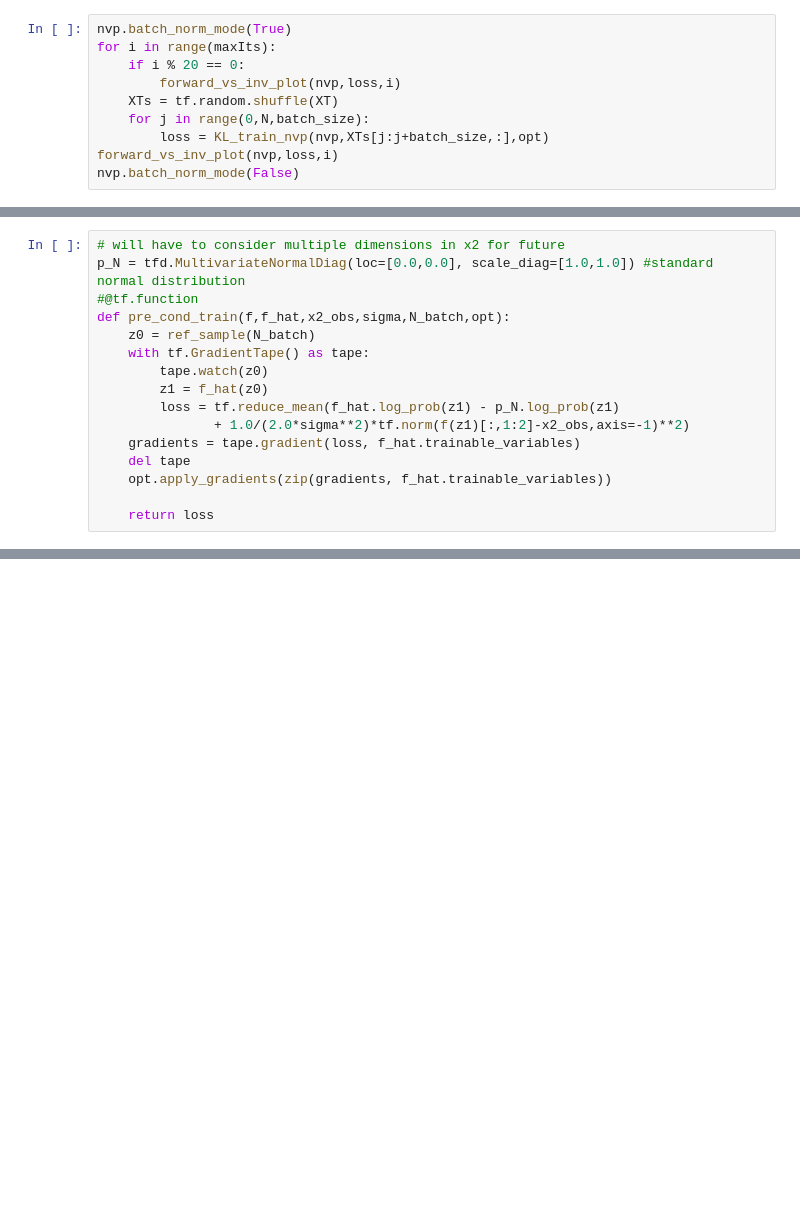
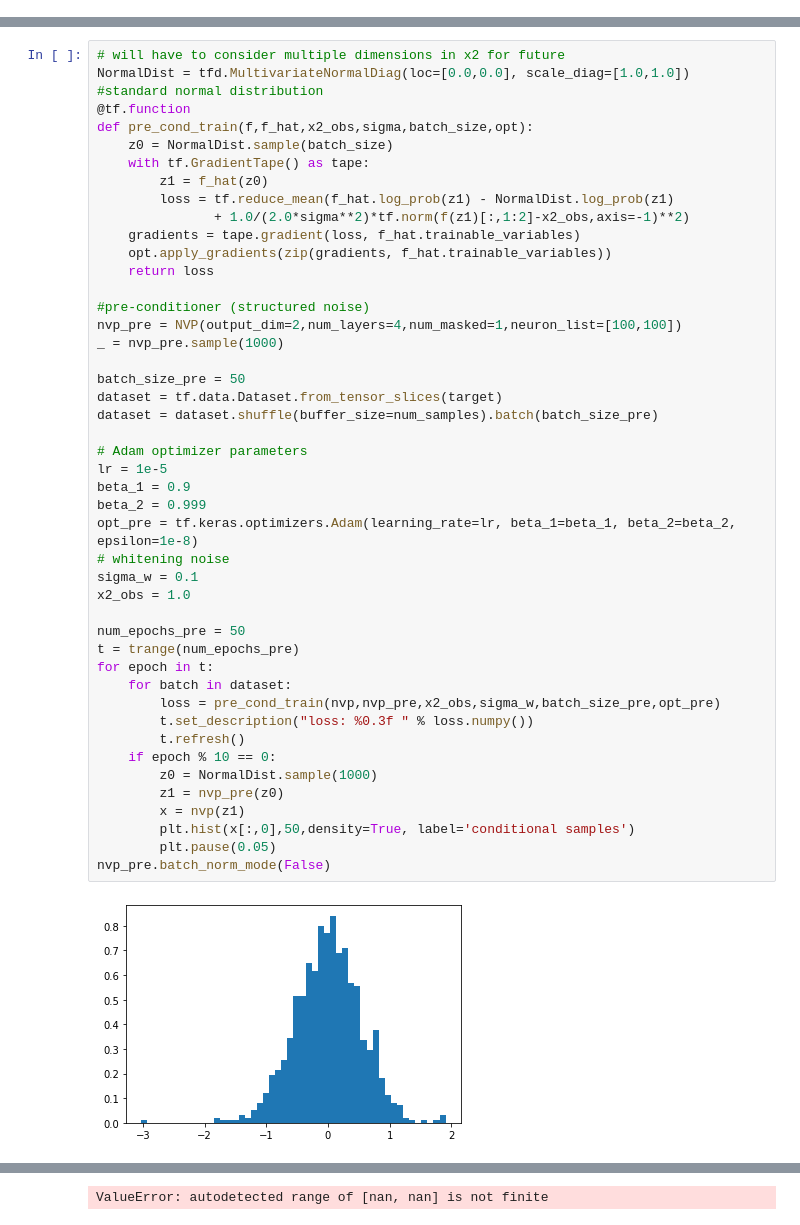
Before and after one commit to CaseyLeeDowdle/TransportNets, a Jupyter notebook: examples/banana/PreConditioner-NVP-Banana.ipynb, the cells around one changed output, grey strips where cells are left out. Cells and saved outputs as stored; diff of their text form; blank space fills up the shorter version.

```diff
--- a/examples/banana/PreConditioner-NVP-Banana.ipynb
+++ b/examples/banana/PreConditioner-NVP-Banana.ipynb
@@ -338,10 +15,0 @@ def KL_train_nvp(model,x_target,opt):
-# %%
-nvp.batch_norm_mode(True)
-for i in range(maxIts):
-    if i % 20 == 0:
-        forward_vs_inv_plot(nvp,loss,i)
-    XTs = tf.random.shuffle(XT)
-    for j in range(0,N,batch_size):
-        loss = KL_train_nvp(nvp,XTs[j:j+batch_size,:],opt)
-forward_vs_inv_plot(nvp,loss,i)
-nvp.batch_norm_mode(False)
@@ -467,16 +80,47 @@ it: 1900 time: 14.416571617126465
 # %%
 # will have to consider multiple dimensions in x2 for future
-p_N = tfd.MultivariateNormalDiag(loc=[0.0,0.0], scale_diag=[1.0,1.0]) #standard normal distribution
-#@tf.function
-def pre_cond_train(f,f_hat,x2_obs,sigma,N_batch,opt):
-    z0 = ref_sample(N_batch)
+NormalDist = tfd.MultivariateNormalDiag(loc=[0.0,0.0], scale_diag=[1.0,1.0]) #standard normal distribution
+@tf.function
+def pre_cond_train(f,f_hat,x2_obs,sigma,batch_size,opt):
+    z0 = NormalDist.sample(batch_size)
     with tf.GradientTape() as tape:
-        tape.watch(z0)
         z1 = f_hat(z0)
-        loss = tf.reduce_mean(f_hat.log_prob(z1) - p_N.log_prob(z1)
+        loss = tf.reduce_mean(f_hat.log_prob(z1) - NormalDist.log_prob(z1)
                + 1.0/(2.0*sigma**2)*tf.norm(f(z1)[:,1:2]-x2_obs,axis=-1)**2)
     gradients = tape.gradient(loss, f_hat.trainable_variables)
-    del tape
     opt.apply_gradients(zip(gradients, f_hat.trainable_variables))
+    return loss
 
-    return loss
+#pre-conditioner (structured noise)
+nvp_pre = NVP(output_dim=2,num_layers=4,num_masked=1,neuron_list=[100,100])
+_ = nvp_pre.sample(1000)
+
+batch_size_pre = 50
+dataset = tf.data.Dataset.from_tensor_slices(target)
+dataset = dataset.shuffle(buffer_size=num_samples).batch(batch_size_pre)
+
+# Adam optimizer parameters
+lr = 1e-5
+beta_1 = 0.9
+beta_2 = 0.999
+opt_pre = tf.keras.optimizers.Adam(learning_rate=lr, beta_1=beta_1, beta_2=beta_2, epsilon=1e-8)
+# whitening noise
+sigma_w = 0.1
+x2_obs = 1.0
+
+num_epochs_pre = 50
+t = trange(num_epochs_pre)
+for epoch in t:
+    for batch in dataset:
+        loss = pre_cond_train(nvp,nvp_pre,x2_obs,sigma_w,batch_size_pre,opt_pre)
+        t.set_description("loss: %0.3f " % loss.numpy())
+        t.refresh()
+    if epoch % 10 == 0:
+        z0 = NormalDist.sample(1000)
+        z1 = nvp_pre(z0)
+        x = nvp(z1)
+        plt.hist(x[:,0],50,density=True, label='conditional samples')
+        plt.pause(0.05)
+nvp_pre.batch_norm_mode(False)
+# %% [output]
+[figure, added]
@@ -482,0 +129 @@ def pre_cond_train(f,f_hat,x2_obs,sigma,N_batch,opt):
+ValueError: autodetected range of [nan, nan] is not finite
```
Also changed, not shown: parts of 19 cells of this notebook, 31 other files.
